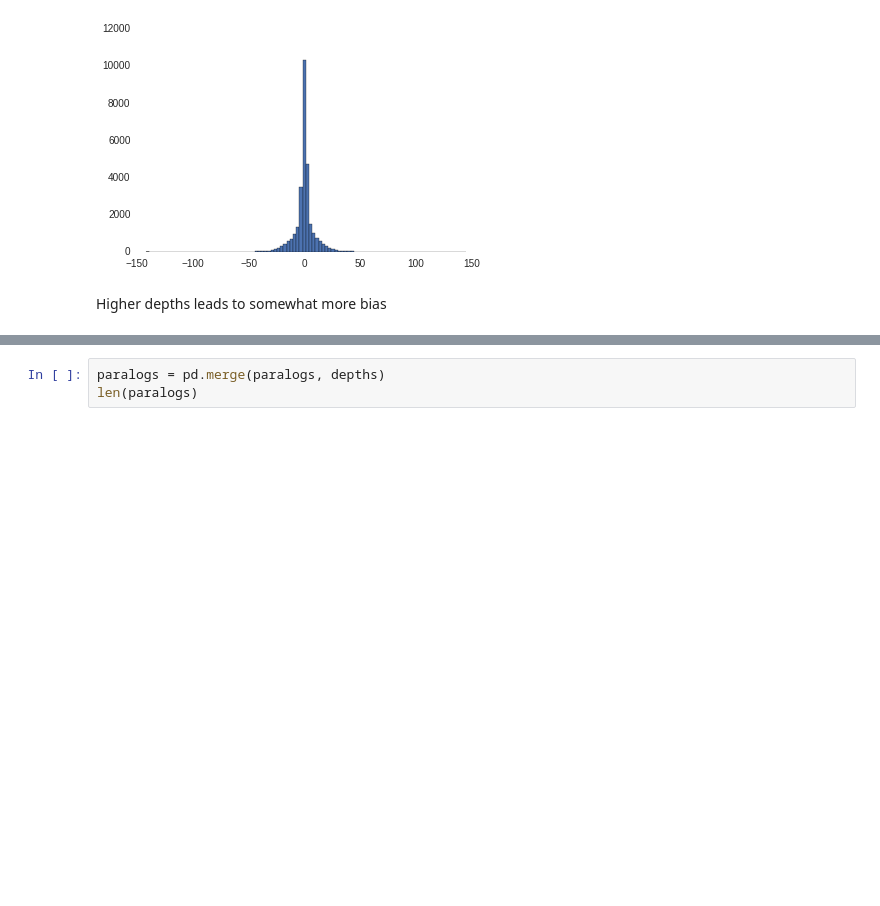
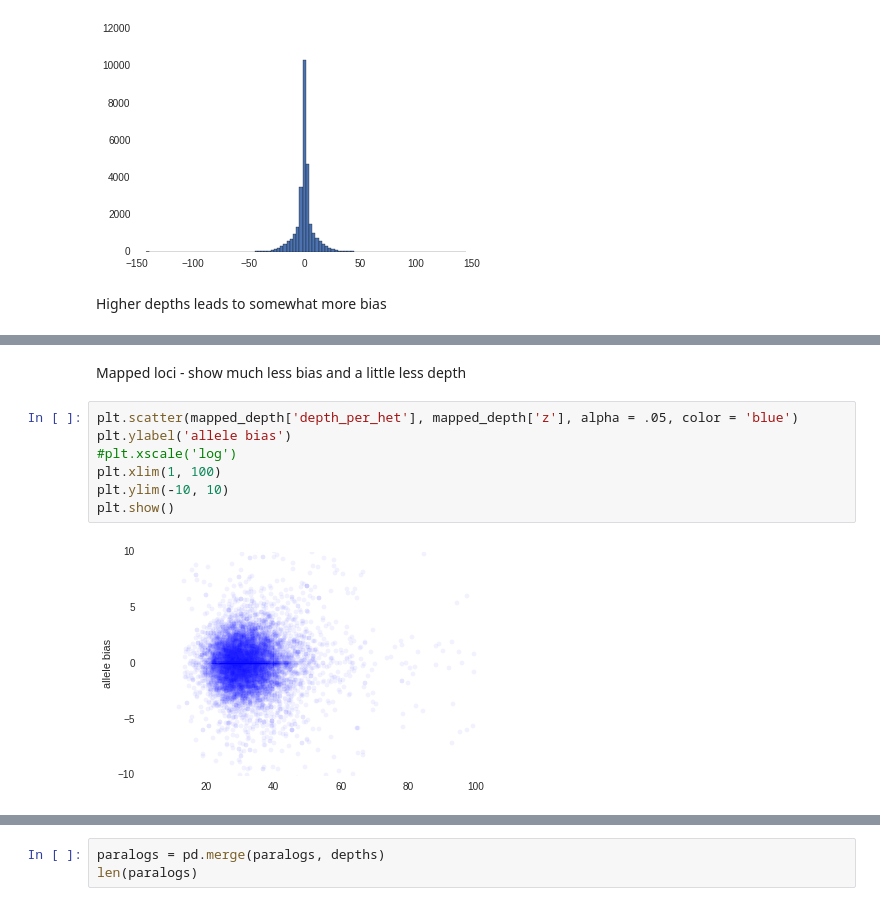
Before and after one commit to rwaples/RAD_allele_coverage, a Jupyter notebook: notebooks/chum allele depth.ipynb, the cells around one changed output, grey strips where cells are left out. Cells and saved outputs as stored; diff of their text form; blank space fills up the shorter version.

```diff
--- a/notebooks/chum allele depth.ipynb
+++ b/notebooks/chum allele depth.ipynb
@@ -135,0 +160,11 @@ Bimodal depth destribution
+# %% [markdown]
+Mapped loci - show much less bias and a little less depth
+# %%
+plt.scatter(mapped_depth['depth_per_het'], mapped_depth['z'], alpha = .05, color = 'blue')
+plt.ylabel('allele bias')
+#plt.xscale('log')
+plt.xlim(1, 100)
+plt.ylim(-10, 10)
+plt.show()
+# %% [output]
+[figure, added]
```
Also changed, not shown: parts of 12 cells of this notebook, 2 other files.
